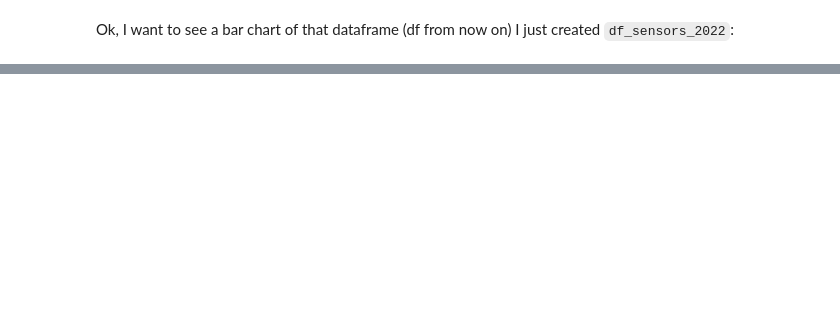
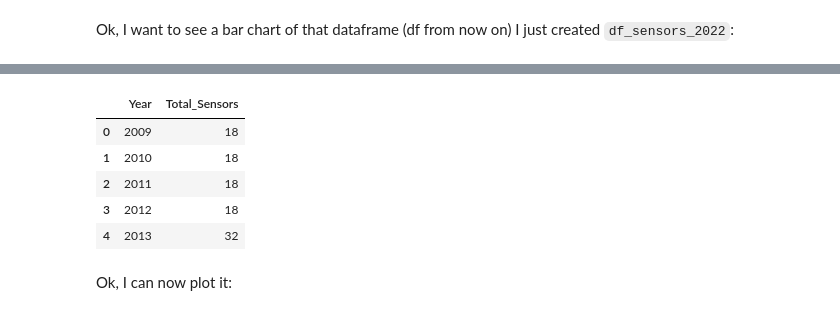
Before and after one commit to jendives2000/Data_ML_Practice_2025, a Jupyter notebook: 1-3-SQL/practice/DuckDB/notebooks/4_duckdb_handson_eda.ipynb, the cells around one changed output, grey strips where cells are left out. Cells and saved outputs as stored; diff of their text form; code cells hidden in the pictures; blank space fills up the shorter version.

```diff
--- a/1-3-SQL/practice/DuckDB/notebooks/4_duckdb_handson_eda.ipynb
+++ b/1-3-SQL/practice/DuckDB/notebooks/4_duckdb_handson_eda.ipynb
@@ -459,0 +493,13 @@ figure.show()
+# %%
+# converting to a df
+df_sensors_cnt_years = var_to_df(sensors_cnt_years)
+df_sensors_cnt_years.head(5)
+# %% [output]
+|  | Year | Total_Sensors |
+| 0 | 2009 | 18 |
+| 1 | 2010 | 18 |
+| 2 | 2011 | 18 |
+| 3 | 2012 | 18 |
+| 4 | 2013 | 32 |
+# %% [markdown]
+Ok, I can now plot it:
```
Also changed, not shown: parts of 9 cells of this notebook, 1 other file.
